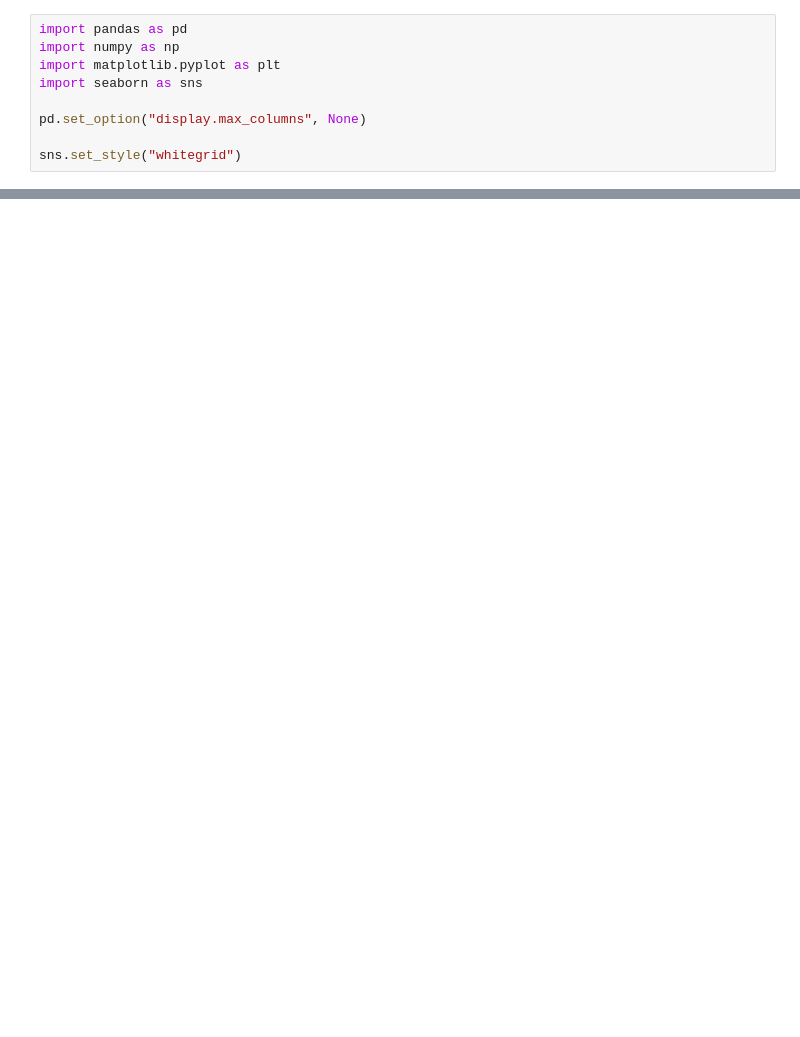
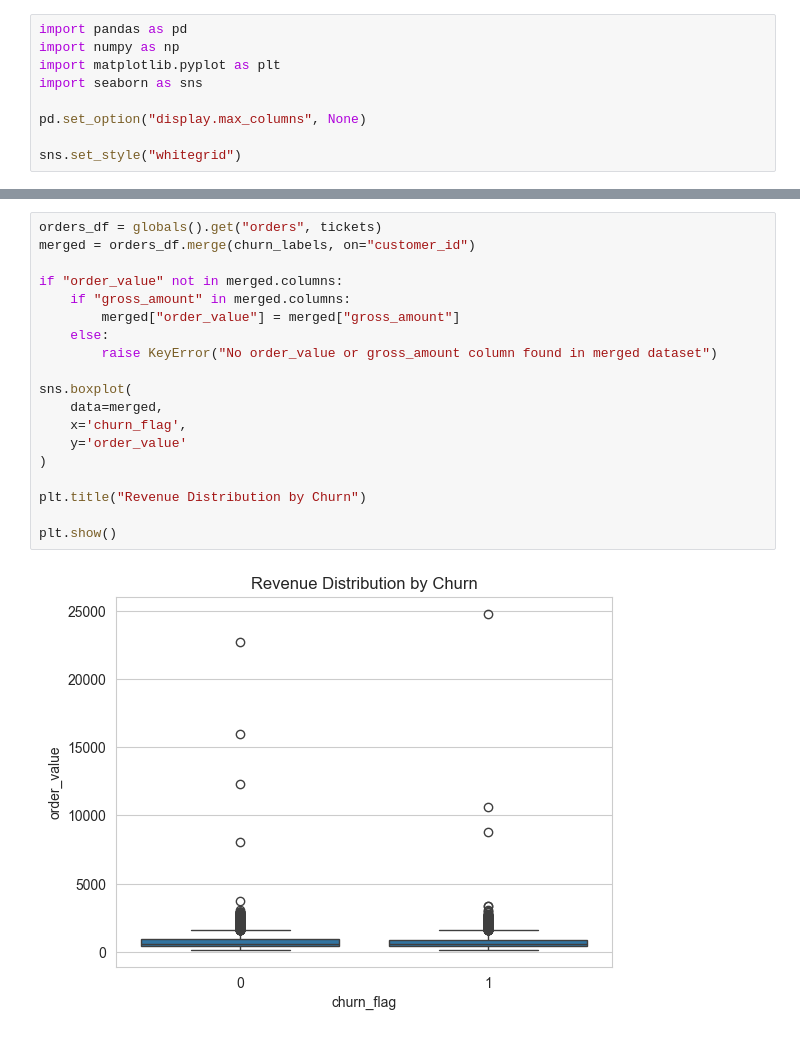
Before and after one commit to ppandey1234/d2c-churn-eda, a Jupyter notebook: eda_audit.ipynb, the cells around one changed output, grey strips where cells are left out. Drawn from its saved outputs; the diff is of its cells as text; blank space fills up the shorter version.

```diff
--- a/eda_audit.ipynb
+++ b/eda_audit.ipynb
@@ -331,0 +476,21 @@ plt.show()
+# %%
+orders_df = globals().get("orders", tickets)
+merged = orders_df.merge(churn_labels, on="customer_id")
+
+if "order_value" not in merged.columns:
+    if "gross_amount" in merged.columns:
+        merged["order_value"] = merged["gross_amount"]
+    else:
+        raise KeyError("No order_value or gross_amount column found in merged dataset")
+
+sns.boxplot(
+    data=merged,
+    x='churn_flag',
+    y='order_value'
+)
+
+plt.title("Revenue Distribution by Churn")
+
+plt.show()
+# %% [output]
+[figure, added]
```
Also changed, not shown: parts of 34 cells of this notebook, 1 other file.
